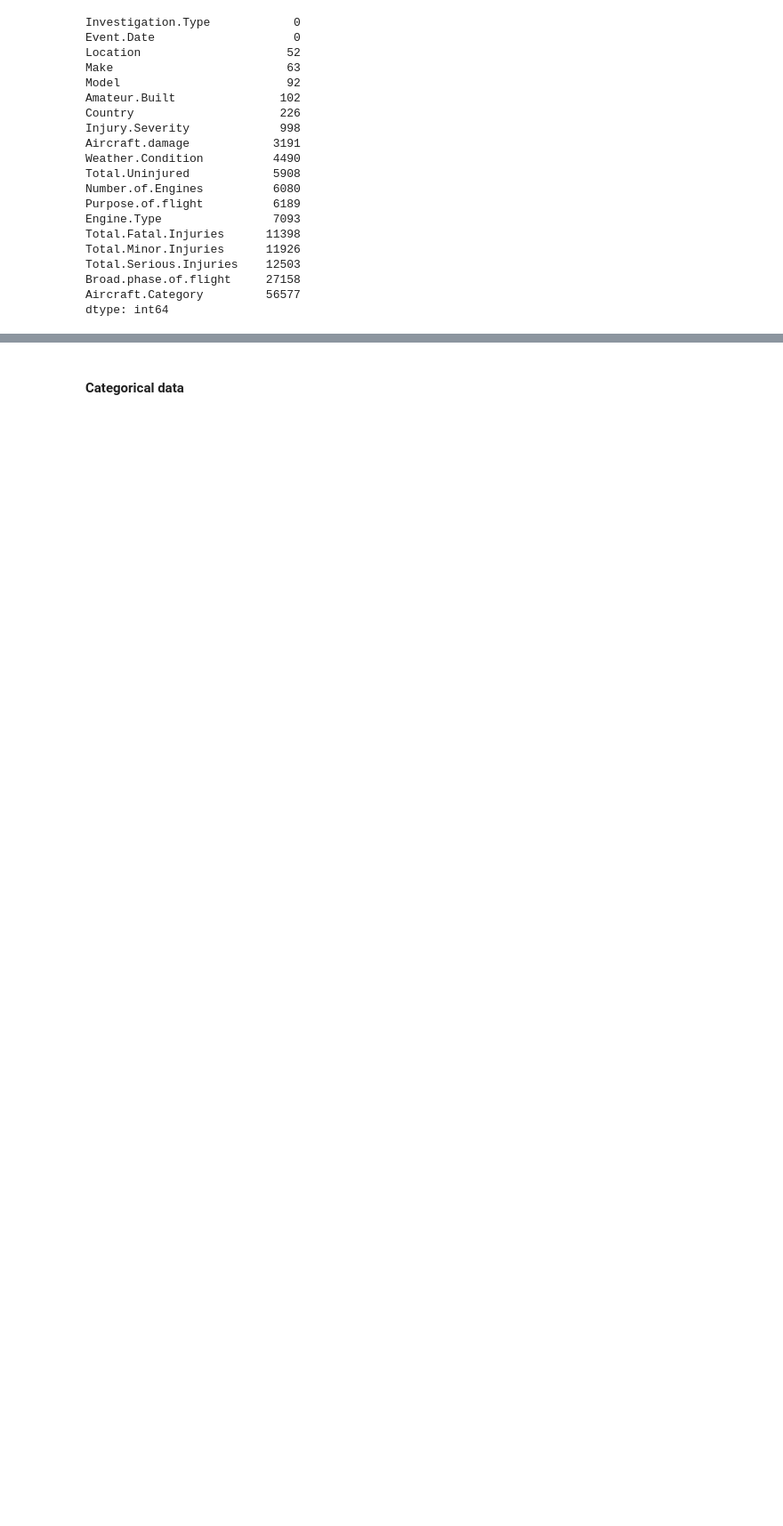
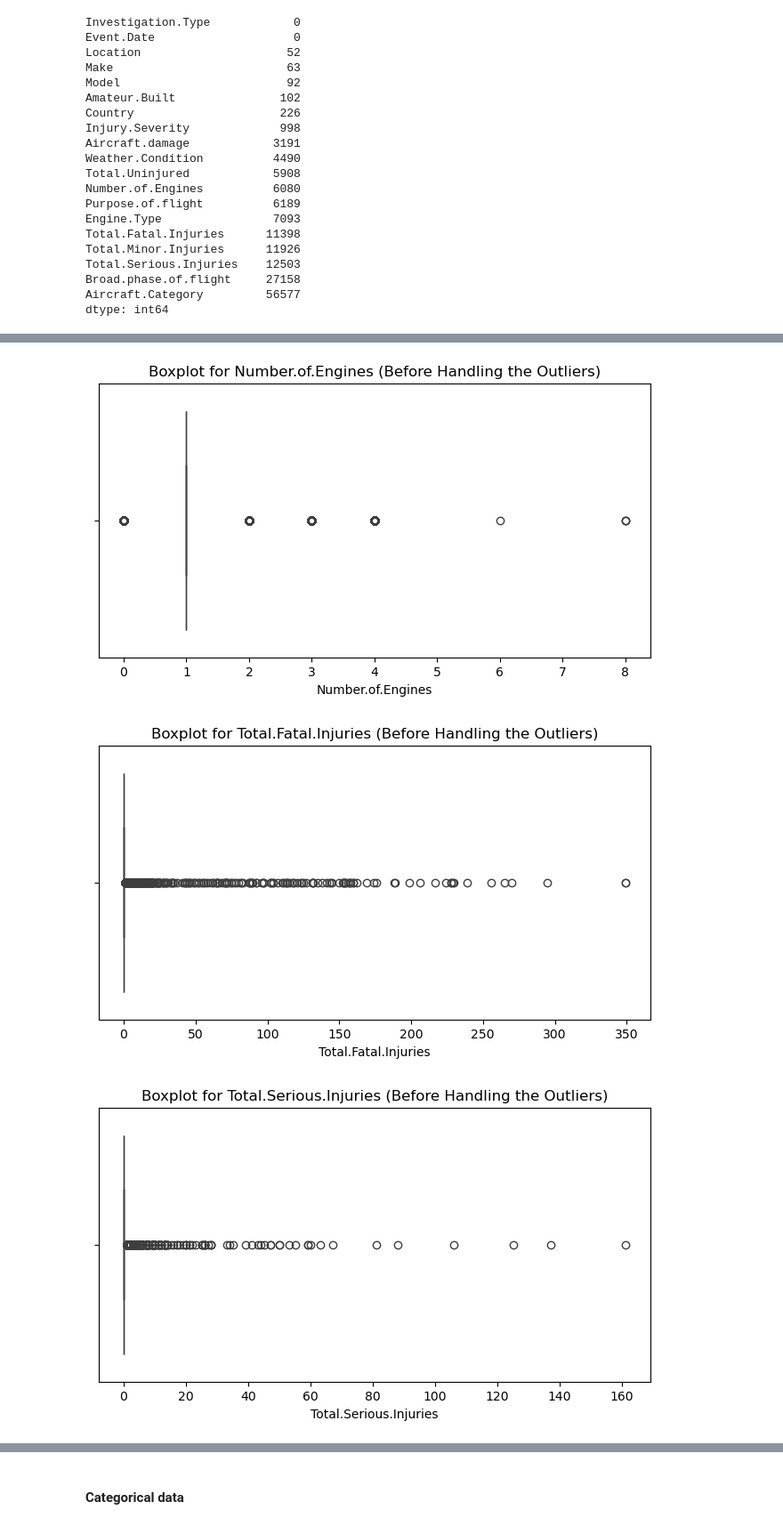
Before and after one commit to JuneHenia/Phase-1-Aviation-Project, a Jupyter notebook: notebooks/Phase 1 project.ipynb, the cells around one changed output, grey strips where cells are left out. Shown at 89% size. Cells and saved outputs as stored; diff of their text form; code cells hidden in the pictures; blank space fills up the shorter version.

Commit message:
handled numerical missing values and outliers

```diff
--- a/notebooks/Phase 1 project.ipynb
+++ b/notebooks/Phase 1 project.ipynb
@@ -312,0 +312,7 @@ plt.show()
+# %%
+#use a for loop to describe each of the columns in the above list to see their properties
+
+for col in float_columns:
+    print(f"{col} description:")
+    print(df[col].describe())
+    print("\n") #having line between each descruption
@@ -312,0 +337,7 @@ plt.show()
+# %%
+#calculating the median of the float columns
+
+for col in float_columns:
+    print(f"Median for {col}:")
+    print(df[col].median())
+    print("\n")
@@ -312,0 +367,10 @@ plt.show()
+# %%
+#filling in the missing values
+
+#filling in the no.of.engines column
+df['Number.of.Engines'] = df['Number.of.Engines'].fillna(df['Number.of.Engines'].median())
+# %%
+# other 4 columns that are to be filled with 0
+four_columns = ['Total.Fatal.Injuries', 'Total.Serious.Injuries', 'Total.Minor.Injuries', 'Total.Uninjured']
+for col in four_columns:
+    df[col] = df[col].fillna(0)
@@ -312,0 +389,11 @@ plt.show()
+# %%
+# create a boxplot to visualise the outliers in each of the float columns in the list formed
+for col in float_columns:
+    fig, ax = plt.subplots(figsize=(8,4))
+    sns.boxplot(x=df[col], ax=ax)
+    ax.set_title(f'Boxplot for {col} (Before Handling the Outliers)')
+    plt.show()
+# %% [output]
+[figure, added]
+[figure, added]
+[figure, added]
```
Also changed, not shown: parts of 21 cells of this notebook.
